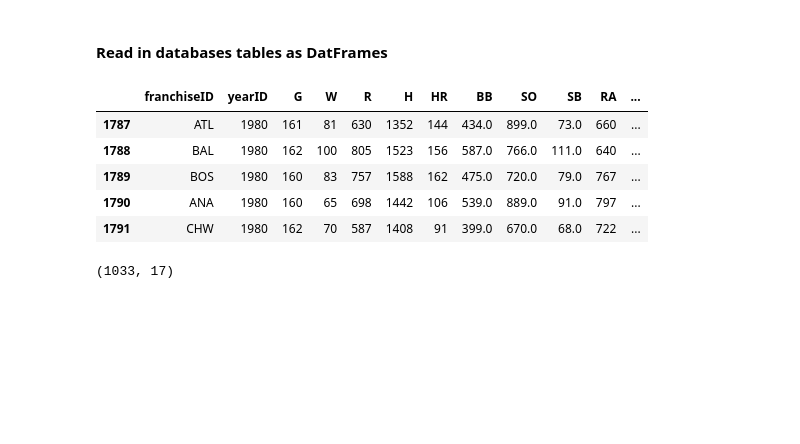
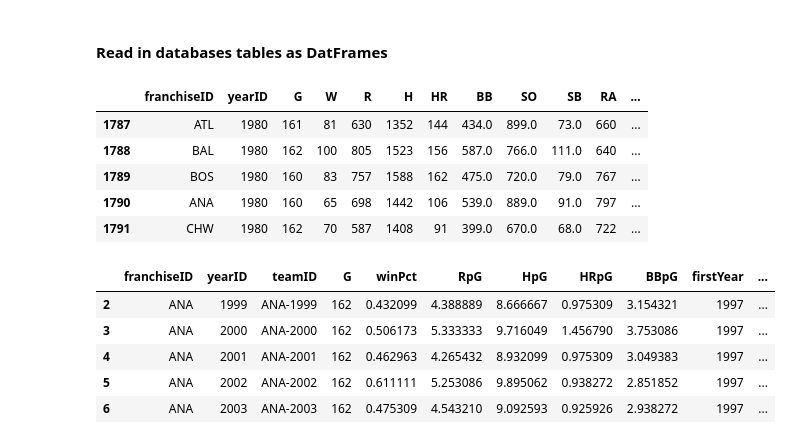
Before and after one commit to abasaltr/Baseball_Learning, a Jupyter notebook: baseball-v1/sandbox/nick/TeamBattingMLFunction.ipynb, the cells around one changed output. Cells and saved outputs as stored; diff of their text form; code cells hidden in the pictures; blank space fills up the shorter version.

```diff
--- a/baseball-v1/sandbox/nick/TeamBattingMLFunction.ipynb
+++ b/baseball-v1/sandbox/nick/TeamBattingMLFunction.ipynb
@@ -376,9 +376,14 @@ def run_ML_Model(mlDF, stat, inputs_list):
 # %%
 # Comment after Executing
 
 teamBatting2 = manipulateTeamDF(teamsStatsDF, 1980, "winPct", 2)
-teamBatting2.shape
+teamBatting2.head()
 # %% [output]
-(1033, 17)
+|  | franchiseID | yearID | teamID | G | winPct | RpG | HpG | HRpG | BBpG | firstYear | ... |
+| 2 | ANA | 1999 | ANA-1999 | 162 | 0.432099 | 4.388889 | 8.666667 | 0.975309 | 3.154321 | 1997 | ... |
+| 3 | ANA | 2000 | ANA-2000 | 162 | 0.506173 | 5.333333 | 9.716049 | 1.456790 | 3.753086 | 1997 | ... |
+| 4 | ANA | 2001 | ANA-2001 | 162 | 0.462963 | 4.265432 | 8.932099 | 0.975309 | 3.049383 | 1997 | ... |
+| 5 | ANA | 2002 | ANA-2002 | 162 | 0.611111 | 5.253086 | 9.895062 | 0.938272 | 2.851852 | 1997 | ... |
+| 6 | ANA | 2003 | ANA-2003 | 162 | 0.475309 | 4.543210 | 9.092593 | 0.925926 | 2.938272 | 1997 | ... |
 # %%
 teamBatting2Model = run_ML_Model(teamBatting2, "winPct", ["RpG", "HpG", "HRpG", "BBpG"])
```
Also changed, not shown: parts of 3 cells of this notebook, 1 other file.
